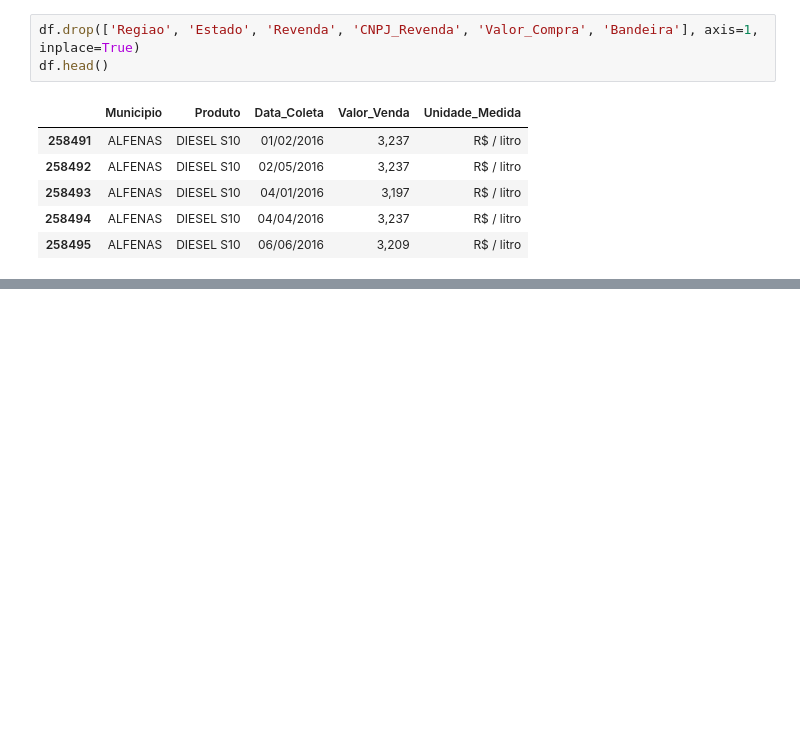
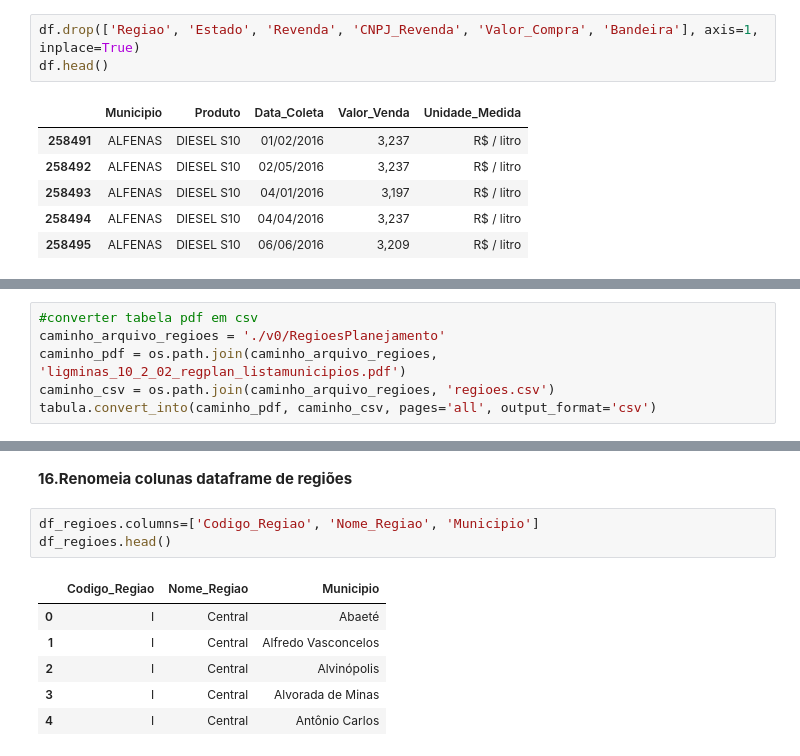
Before and after one commit to leoregisr/gas-price-history, a Jupyter notebook: ProcessamentoDados.ipynb, the cells around one changed output, grey strips where cells are left out. Drawn from its saved outputs; the diff is of its cells as text; blank space fills up the shorter version.

```diff
--- a/ProcessamentoDados.ipynb
+++ b/ProcessamentoDados.ipynb
@@ -103,0 +208,6 @@ df.head()
+# %%
+#converter tabela pdf em csv
+caminho_arquivo_regioes = './v0/RegioesPlanejamento'
+caminho_pdf = os.path.join(caminho_arquivo_regioes, 'ligminas_10_2_02_regplan_listamunicipios.pdf')
+caminho_csv = os.path.join(caminho_arquivo_regioes, 'regioes.csv')
+tabula.convert_into(caminho_pdf, caminho_csv, pages='all', output_format='csv')
@@ -103,0 +249,12 @@ df.head()
+# %% [markdown]
+**16.Renomeia colunas dataframe de regiões**
+# %%
+df_regioes.columns=['Codigo_Regiao', 'Nome_Regiao', 'Municipio']
+df_regioes.head()
+# %% [output]
+|  | Codigo_Regiao | Nome_Regiao | Municipio |
+| 0 | I | Central | Abaeté |
+| 1 | I | Central | Alfredo Vasconcelos |
+| 2 | I | Central | Alvinópolis |
+| 3 | I | Central | Alvorada de Minas |
+| 4 | I | Central | Antônio Carlos |
```
Also changed, not shown: parts of 37 cells of this notebook, 3 other files.
